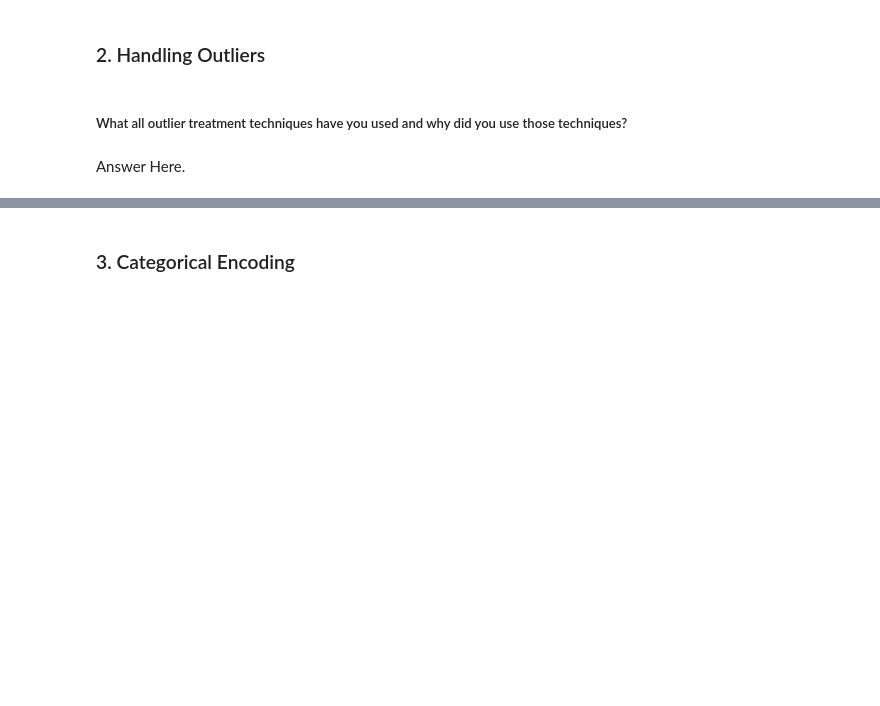
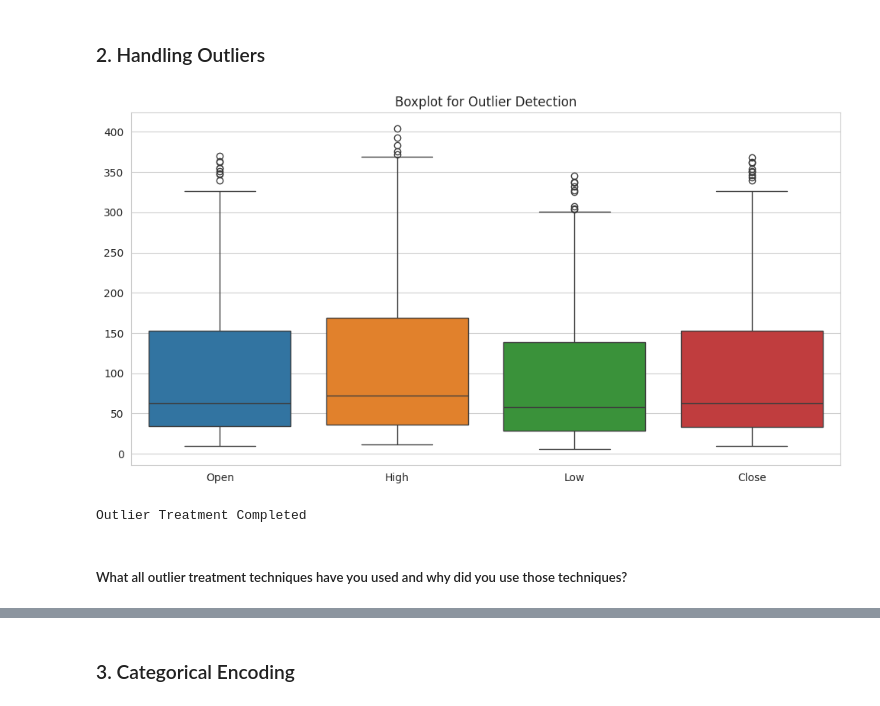
Before and after one commit to Snehamn24/Yes-Bank-ML-model, a Jupyter notebook: Yes_Bank_ML_model.ipynb, the cells around one changed output, grey strips where cells are left out. Cells and saved outputs as stored; diff of their text form; code cells hidden in the pictures; blank space fills up the shorter version.

```diff
--- a/Yes_Bank_ML_model.ipynb
+++ b/Yes_Bank_ML_model.ipynb
@@ -781,4 +858,45 @@ Answer Here.
+# %%
+# Handling Outliers & Outlier treatments
+# Boxplot for detecting outliers
+
+plt.figure(figsize=(12,6))
+
+sns.boxplot(data=df_copy[['Open','High','Low','Close']])
+
+plt.title('Boxplot for Outlier Detection')
+
+plt.show()
+# %% [output]
+[figure, added]
+# %%
+# ==========================================
+# Outlier Treatment using IQR Method
+# ==========================================
+
+# Creating copy
+df_outlier = df_copy.copy()
+
+# Numerical columns
+columns = ['Open','High','Low','Close']
+
+# Removing Outliers
+for col in columns:
+
+    Q1 = df_outlier[col].quantile(0.25)
+    Q3 = df_outlier[col].quantile(0.75)
+
+    IQR = Q3 - Q1
+
+    lower_bound = Q1 - 1.5 * IQR
+    upper_bound = Q3 + 1.5 * IQR
+
+    df_outlier = df_outlier[
+        (df_outlier[col] >= lower_bound) &
+        (df_outlier[col] <= upper_bound)
+    ]
+
+print("Outlier Treatment Completed")
+# %% [output]
+Outlier Treatment Completed
 # %% [markdown]
 ##### What all outlier treatment techniques have you used and why did you use those techniques?
-# %% [markdown]
-Answer Here.
```
Also changed, not shown: parts of 70 cells of this notebook.
